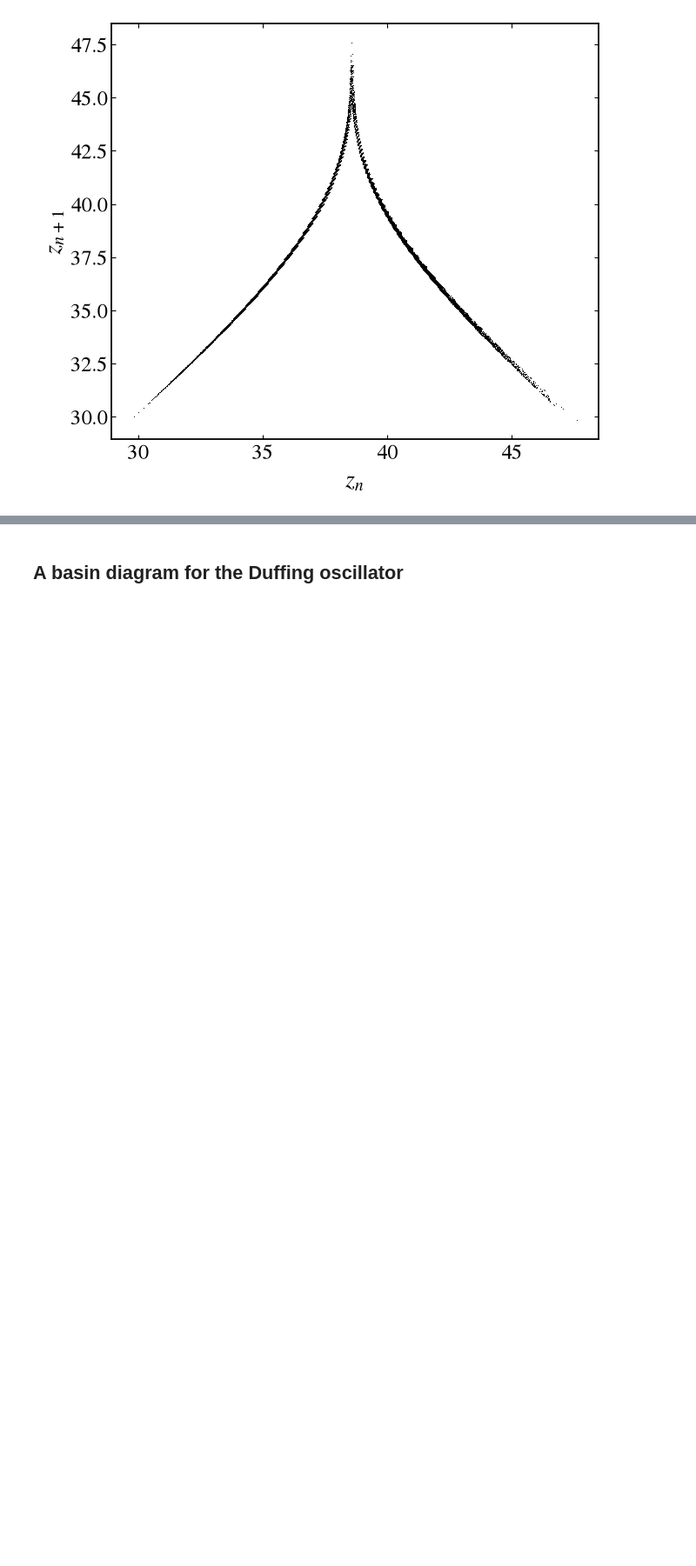
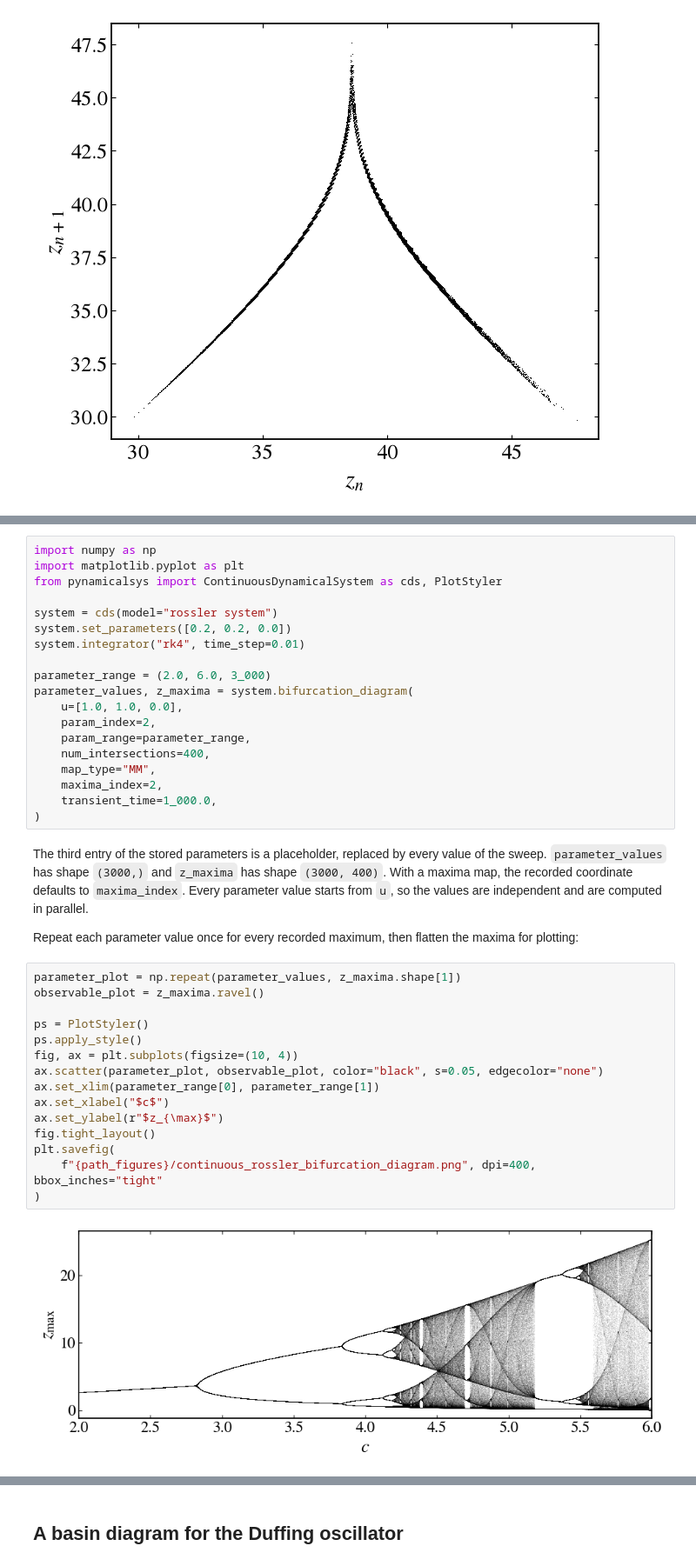
Before and after one commit to mrolims/pynamicalsys, a Jupyter notebook: docs/source/_static/continuous_dynamical_system_tutorial.ipynb, the cells around one changed output, grey strips where cells are left out. Shown at 87% size. Saved outputs shown, nothing was run; the diff lists cells and outputs as text; blank space fills up the shorter version.

Commit message:
docs: add the continuous bifurcation diagram page and tutorial section

```diff
--- a/docs/source/_static/continuous_dynamical_system_tutorial.ipynb
+++ b/docs/source/_static/continuous_dynamical_system_tutorial.ipynb
@@ -427,0 +446,40 @@ plt.savefig(
+# %%
+import numpy as np
+import matplotlib.pyplot as plt
+from pynamicalsys import ContinuousDynamicalSystem as cds, PlotStyler
+
+system = cds(model="rossler system")
+system.set_parameters([0.2, 0.2, 0.0])
+system.integrator("rk4", time_step=0.01)
+
+parameter_range = (2.0, 6.0, 3_000)
+parameter_values, z_maxima = system.bifurcation_diagram(
+    u=[1.0, 1.0, 0.0],
+    param_index=2,
+    param_range=parameter_range,
+    num_intersections=400,
+    map_type="MM",
+    maxima_index=2,
+    transient_time=1_000.0,
+)
+# %% [markdown]
+The third entry of the stored parameters is a placeholder, replaced by every value of the sweep. `parameter_values` has shape `(3000,)` and `z_maxima` has shape `(3000, 400)`. With a maxima map, the recorded coordinate defaults to `maxima_index`. Every parameter value starts from `u`, so the values are independent and are computed in parallel.
+
+Repeat each parameter value once for every recorded maximum, then flatten the maxima for plotting:
+# %%
+parameter_plot = np.repeat(parameter_values, z_maxima.shape[1])
+observable_plot = z_maxima.ravel()
+
+ps = PlotStyler()
+ps.apply_style()
+fig, ax = plt.subplots(figsize=(10, 4))
+ax.scatter(parameter_plot, observable_plot, color="black", s=0.05, edgecolor="none")
+ax.set_xlim(parameter_range[0], parameter_range[1])
+ax.set_xlabel("$c$")
+ax.set_ylabel(r"$z_{\max}$")
+fig.tight_layout()
+plt.savefig(
+    f"{path_figures}/continuous_rossler_bifurcation_diagram.png", dpi=400, bbox_inches="tight"
+)
+# %% [output]
+[figure, added]
```
Also changed, not shown: parts of 11 cells of this notebook, 5 other files.
